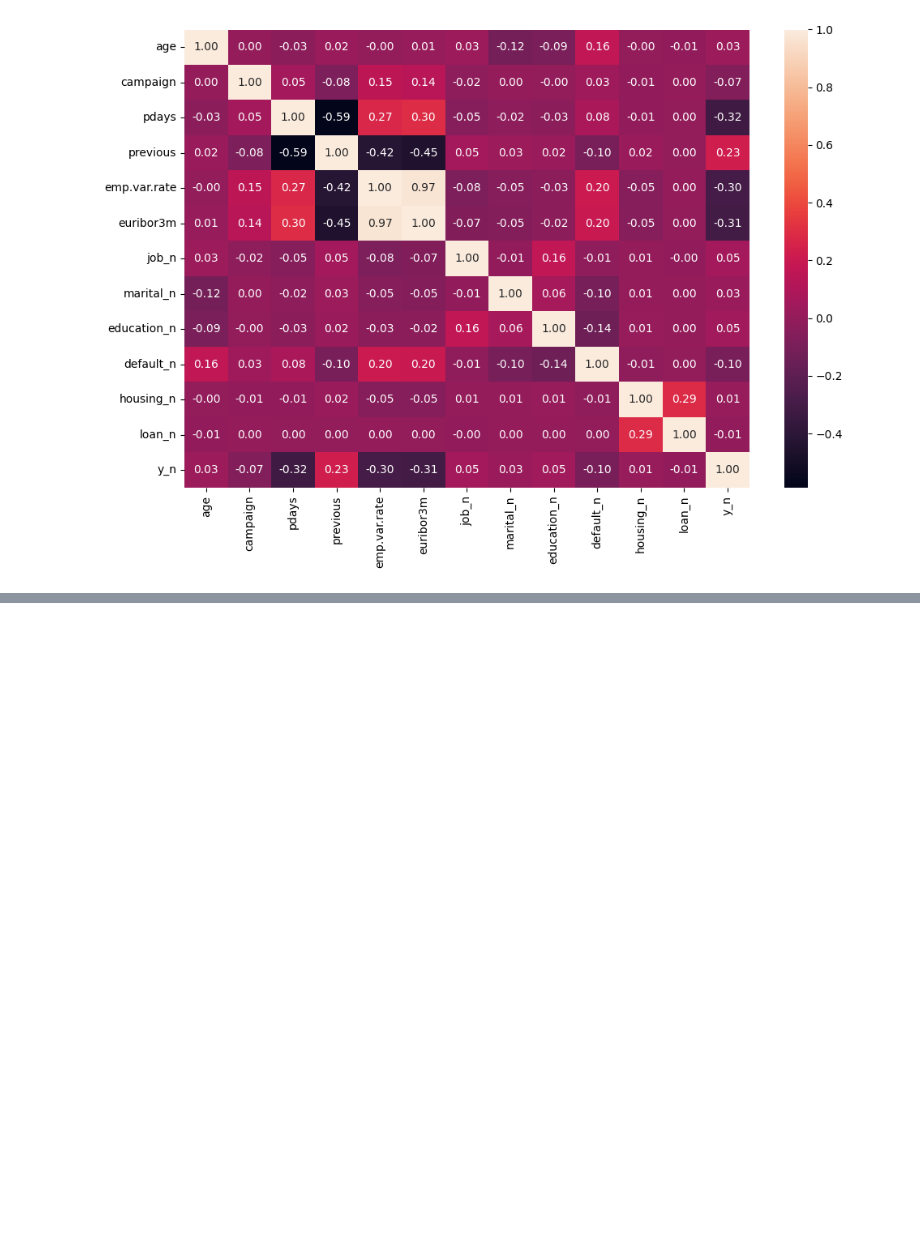
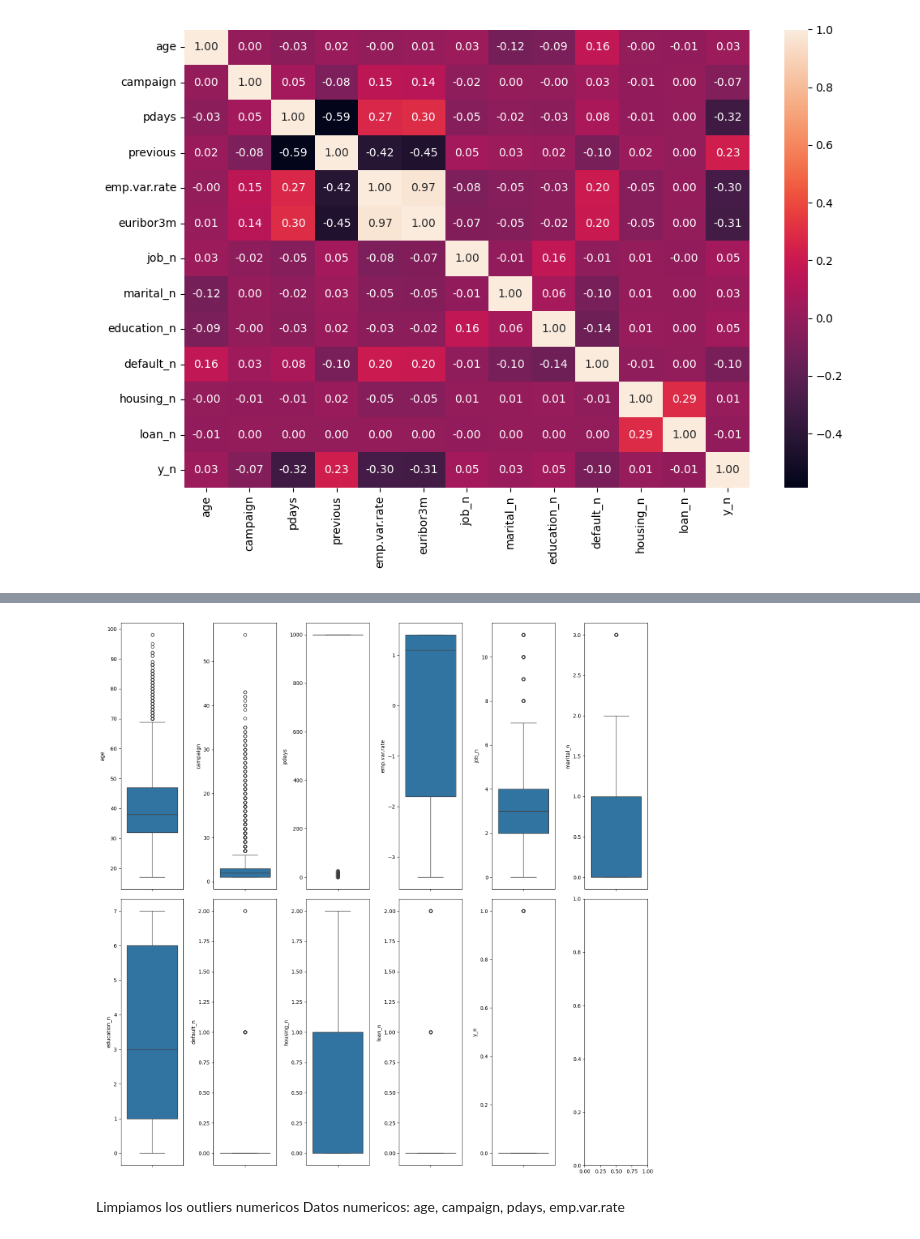
Before and after one commit to Eleiny9/mi-primer-ML, a Jupyter notebook: src/explore.ipynb, the cells around one changed output, grey strips where cells are left out. Saved outputs shown, nothing was run; the diff lists cells and outputs as text; code cells hidden in the pictures; blank space fills up the shorter version.

Commit message:
limpieza de outliers

```diff
--- a/src/explore.ipynb
+++ b/src/explore.ipynb
@@ -352,0 +380,3 @@ sns.pairplot(data = data)
+# %%
+data.drop(['euribor3m', 'cons.conf.idx', 'previous'], axis = 1, inplace = True)
+data.head()
@@ -352,0 +405,28 @@ sns.pairplot(data = data)
+# %%
+# Datos numericos: age, campaign, pdays, previous, emp.var.rate
+# Datos categoricos: job, marital, education, default, housing, loan, y
+fig, axes = plt.subplots(2, 6, figsize = (15, 15))
+
+sns.boxplot(ax = axes[0, 0], data = data, y = "age")
+sns.boxplot(ax = axes[0, 1], data = data, y = "campaign")
+sns.boxplot(ax = axes[0, 2], data = data, y = "pdays")
+sns.boxplot(ax = axes[0, 3], data = data, y = "emp.var.rate")
+sns.boxplot(ax = axes[0, 4], data = data, y = "job_n")
+sns.boxplot(ax = axes[0, 5], data = data, y = "marital_n")
+sns.boxplot(ax = axes[1, 0], data = data, y = "education_n")
+sns.boxplot(ax = axes[1, 1], data = data, y = "default_n")
+sns.boxplot(ax = axes[1, 2], data = data, y = "housing_n")
+sns.boxplot(ax = axes[1, 3], data = data, y = "loan_n")
+sns.boxplot(ax = axes[1, 4], data = data, y = "y_n")
+
+plt.tight_layout()
+
+plt.show()
+
+# Observamos que tiene varios outliers, los mas afectados el price, minimum_nights, number_of_reviews ycalculated_host_listings_count
+# se pueden hacer 3 cosas Mantenerlos, eliminarlos o reemplazarlos
+# %% [output]
+[figure, added]
+# %% [markdown]
+Limpiamos los outliers numericos
+Datos numericos: age, campaign, pdays, emp.var.rate
```
Also changed, not shown: parts of 41 cells of this notebook.
